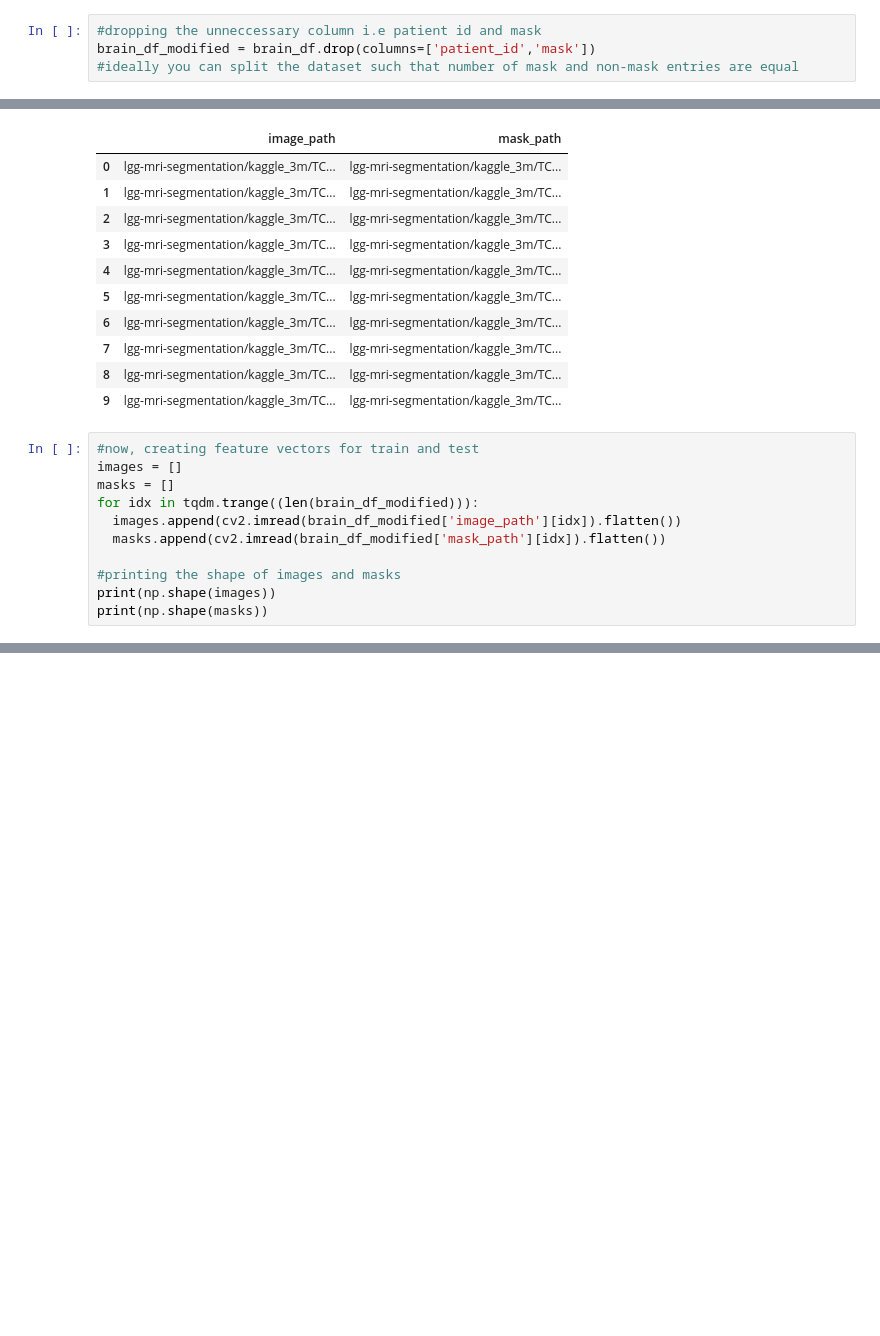
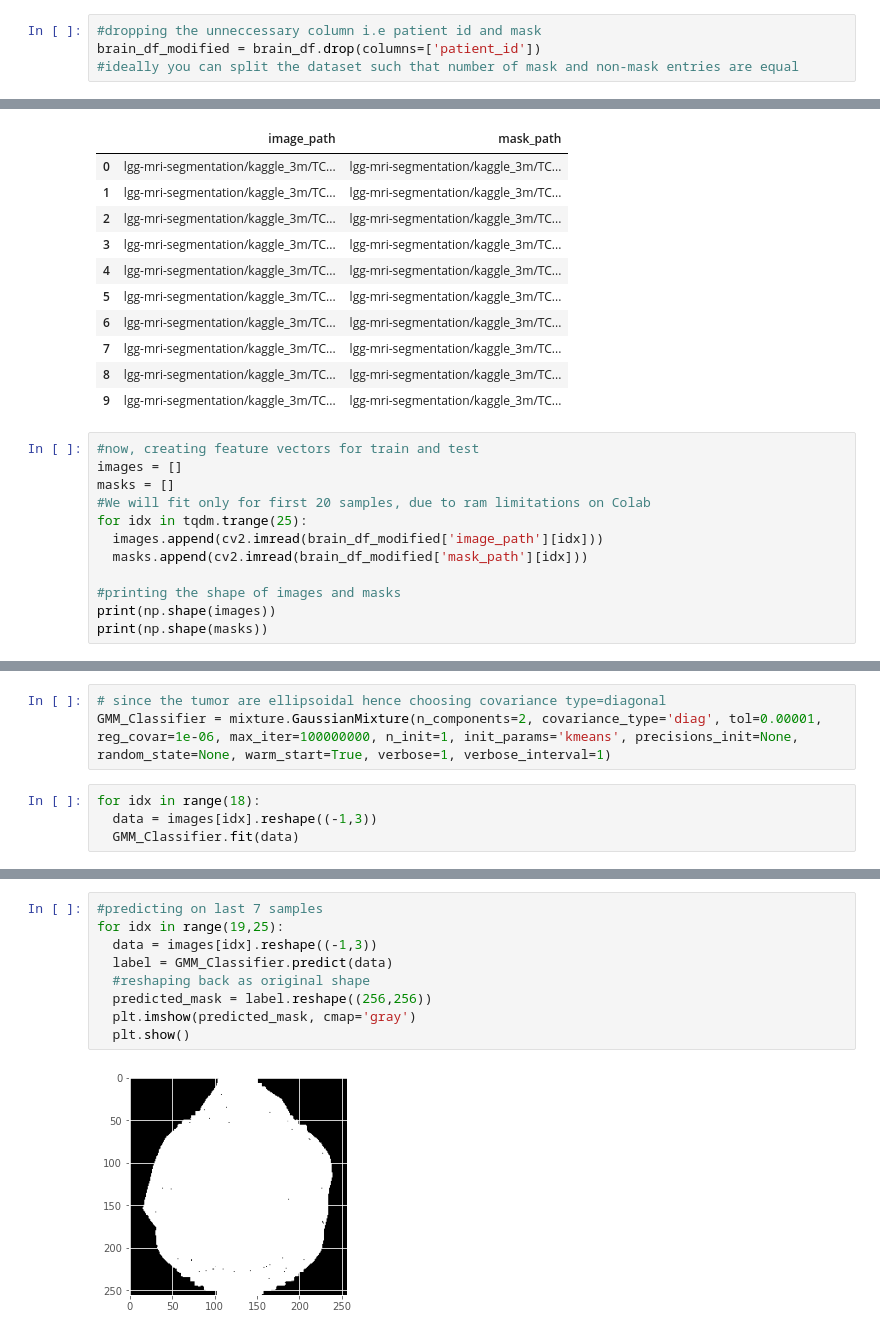
Before and after one commit to Suraj520/data-science, a Jupyter notebook: Machine Learning/BrainMRI_Segmentation/notebook/Brain_MRI_Segmenation_Using_Clustering.ipynb, the cells around one changed output, grey strips where cells are left out. Drawn from its saved outputs; the diff is of its cells as text; blank space fills up the shorter version.

```diff
--- a/Machine Learning/BrainMRI_Segmentation/notebook/Brain_MRI_Segmenation_Using_Clustering.ipynb
+++ b/Machine Learning/BrainMRI_Segmentation/notebook/Brain_MRI_Segmenation_Using_Clustering.ipynb
@@ -288,6 +260,6 @@ fig.tight_layout()
 # %%
 #dropping the unneccessary column i.e patient id and mask
-brain_df_modified = brain_df.drop(columns=['patient_id','mask'])
+brain_df_modified = brain_df.drop(columns=['patient_id'])
 #ideally you can split the dataset such that number of mask and non-mask entries are equal
 # %%
 brain_df_modified.head(10)
@@ -307,9 +279,10 @@ brain_df_modified.head(10)
 #now, creating feature vectors for train and test
 images = []
 masks = []
-for idx in tqdm.trange((len(brain_df_modified))):
-  images.append(cv2.imread(brain_df_modified['image_path'][idx]).flatten())
-  masks.append(cv2.imread(brain_df_modified['mask_path'][idx]).flatten())
+#We will fit only for first 20 samples, due to ram limitations on Colab
+for idx in tqdm.trange(25):
+  images.append(cv2.imread(brain_df_modified['image_path'][idx]))
+  masks.append(cv2.imread(brain_df_modified['mask_path'][idx]))
 
 #printing the shape of images and masks
 print(np.shape(images))
@@ -325,0 +293,7 @@ cluster.
+# %%
+# since the tumor are ellipsoidal hence choosing covariance type=diagonal
+GMM_Classifier = mixture.GaussianMixture(n_components=2, covariance_type='diag', tol=0.00001, reg_covar=1e-06, max_iter=100000000, n_init=1, init_params='kmeans', precisions_init=None, random_state=None, warm_start=True, verbose=1, verbose_interval=1)
+# %%
+for idx in range(18):
+  data = images[idx].reshape((-1,3))
+  GMM_Classifier.fit(data)
@@ -325,0 +318,11 @@ cluster.
+# %%
+#predicting on last 7 samples
+for idx in range(19,25):
+  data = images[idx].reshape((-1,3))
+  label = GMM_Classifier.predict(data)
+  #reshaping back as original shape
+  predicted_mask = label.reshape((256,256))
+  plt.imshow(predicted_mask, cmap='gray')
+  plt.show()
+# %% [output]
+[figure, added]
```
Also changed, not shown: parts of 12 cells of this notebook.
